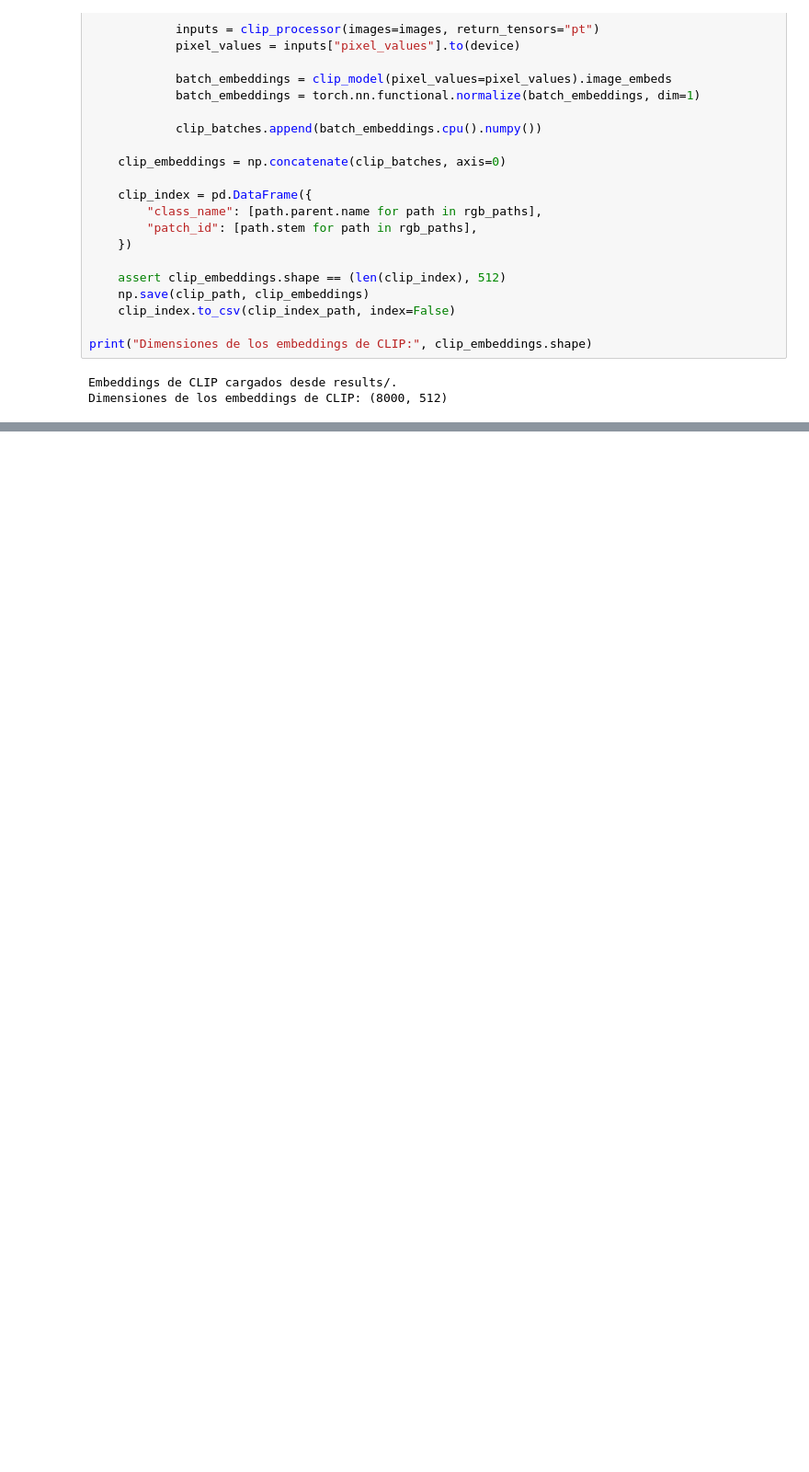
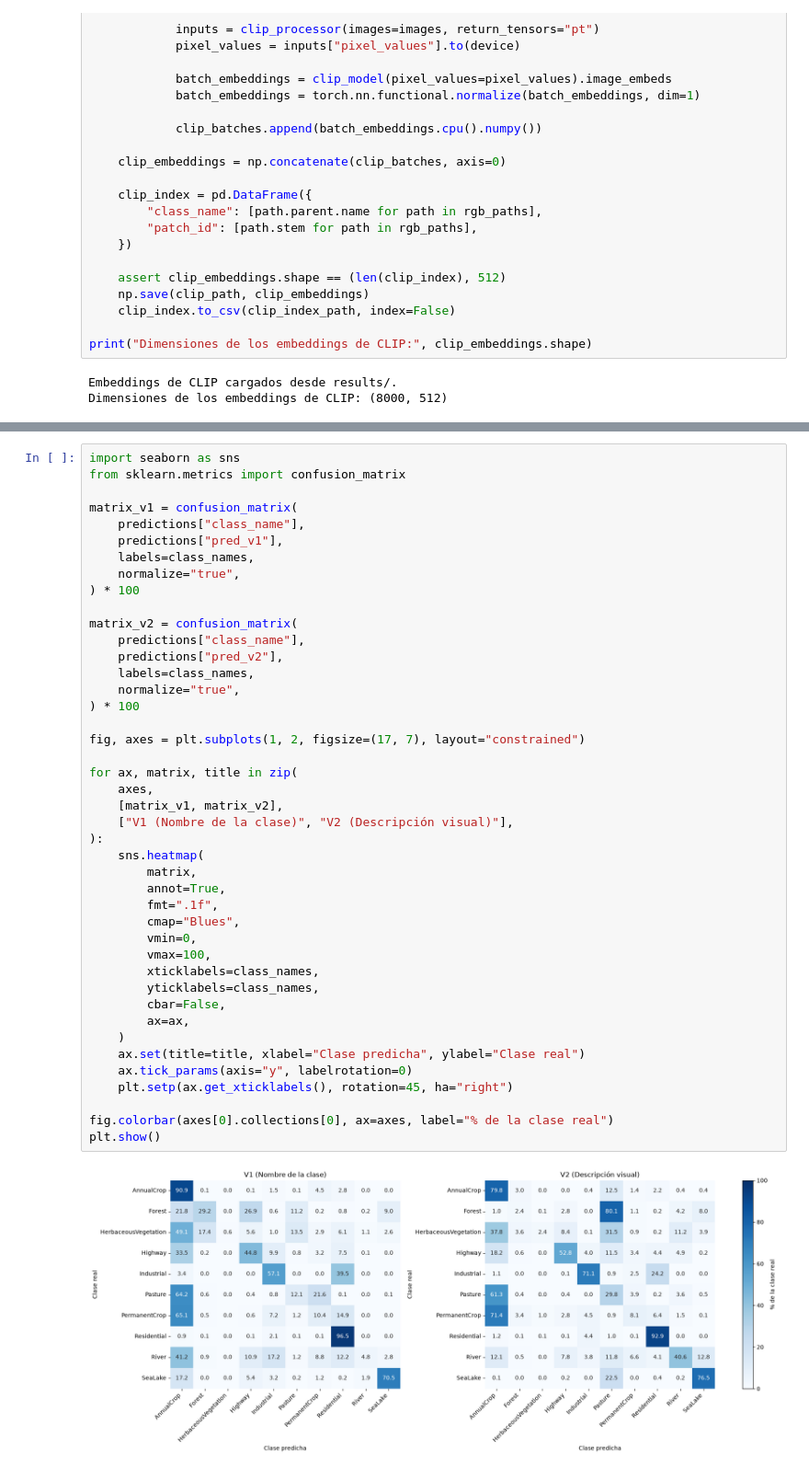
Before and after one commit to anton-p0g/Proyecto-AAPI, a Jupyter notebook: Ojo_en_orbita.ipynb, the cells around one changed output, grey strips where cells are left out. Shown at 92% size. Cells and saved outputs as stored; diff of their text form; blank space fills up the shorter version.

```diff
--- a/Ojo_en_orbita.ipynb
+++ b/Ojo_en_orbita.ipynb
@@ -565,0 +812,45 @@ Dimensiones de los embeddings de CLIP: (8000, 512)
+# %%
+import seaborn as sns
+from sklearn.metrics import confusion_matrix
+
+matrix_v1 = confusion_matrix(
+    predictions["class_name"],
+    predictions["pred_v1"],
+    labels=class_names,
+    normalize="true",
+) * 100
+
+matrix_v2 = confusion_matrix(
+    predictions["class_name"],
+    predictions["pred_v2"],
+    labels=class_names,
+    normalize="true",
+) * 100
+
+fig, axes = plt.subplots(1, 2, figsize=(17, 7), layout="constrained")
+
+for ax, matrix, title in zip(
+    axes,
+    [matrix_v1, matrix_v2],
+    ["V1 (Nombre de la clase)", "V2 (Descripción visual)"],
+):
+    sns.heatmap(
+        matrix,
+        annot=True,
+        fmt=".1f",
+        cmap="Blues",
+        vmin=0,
+        vmax=100,
+        xticklabels=class_names,
+        yticklabels=class_names,
+        cbar=False,
+        ax=ax,
+    )
+    ax.set(title=title, xlabel="Clase predicha", ylabel="Clase real")
+    ax.tick_params(axis="y", labelrotation=0)
+    plt.setp(ax.get_xticklabels(), rotation=45, ha="right")
+
+fig.colorbar(axes[0].collections[0], ax=axes, label="% de la clase real")
+plt.show()
+# %% [output]
+[figure, added]
```
Also changed, not shown: parts of 12 cells of this notebook.
